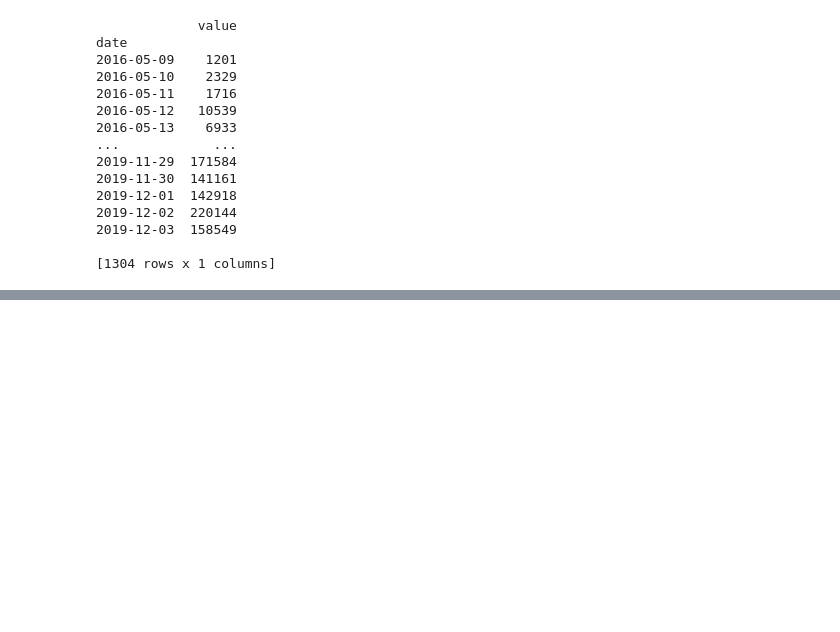
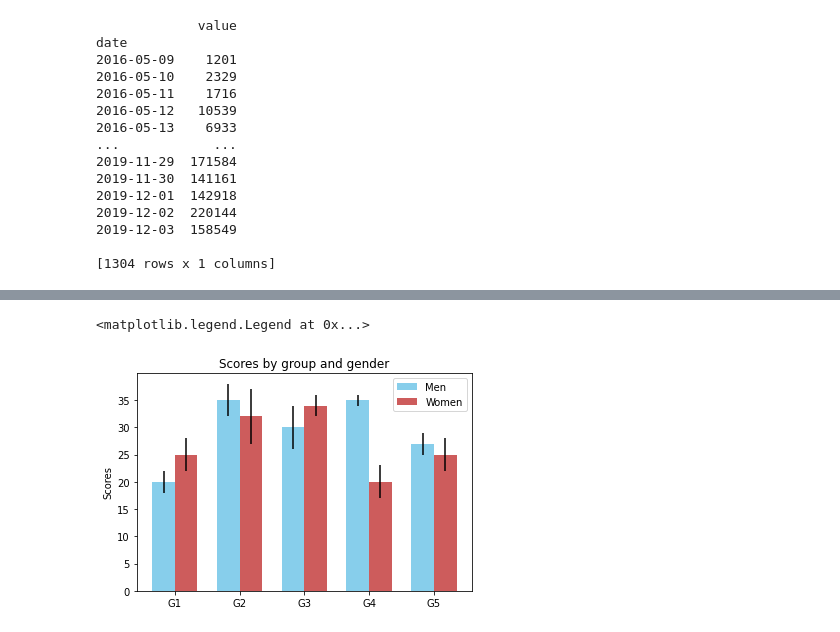
Before and after one commit to pschorey/FCC_Python_Notes_And_Projects, a Jupyter notebook: fcc-page-view-visualizer/fcc-page-view-visualizer.ipynb, the cells around one changed output, grey strips where cells are left out. Saved outputs shown, nothing was run; the diff lists cells and outputs as text; code cells hidden in the pictures; blank space fills up the shorter version.

```diff
--- a/fcc-page-view-visualizer/fcc-page-view-visualizer.ipynb
+++ b/fcc-page-view-visualizer/fcc-page-view-visualizer.ipynb
@@ -53,0 +156,22 @@ Text(0.5, 1.0, 'Daily FreeCodeCamp Forum Page Views 06/20/2016 - 10/06/2019')
+# %%
+men_means, men_std = (20, 35, 30, 35, 27), (2, 3, 4, 1, 2)
+women_means, women_std = (25, 32, 34, 20, 25), (3, 5, 2, 3, 3)
+
+ind = np.arange(len(men_means))  # the x locations for the groups
+width = 0.35  # the width of the bars
+
+fig, ax = plt.subplots()
+ax.bar(ind - width/2, men_means, width, yerr=men_std,
+                color='SkyBlue', label='Men')
+rects2 = ax.bar(ind + width/2, women_means, width, yerr=women_std,
+                color='IndianRed', label='Women')
+
+# Add some text for labels, title and custom x-axis tick labels, etc.
+ax.set_ylabel('Scores')
+ax.set_title('Scores by group and gender')
+ax.set_xticks(ind)
+ax.set_xticklabels(('G1', 'G2', 'G3', 'G4', 'G5'))
+ax.legend()
+# %% [output]
+<matplotlib.legend.Legend at 0x...>
+[figure, added]
```
Also changed, not shown: parts of 6 cells of this notebook, 1 other file.
